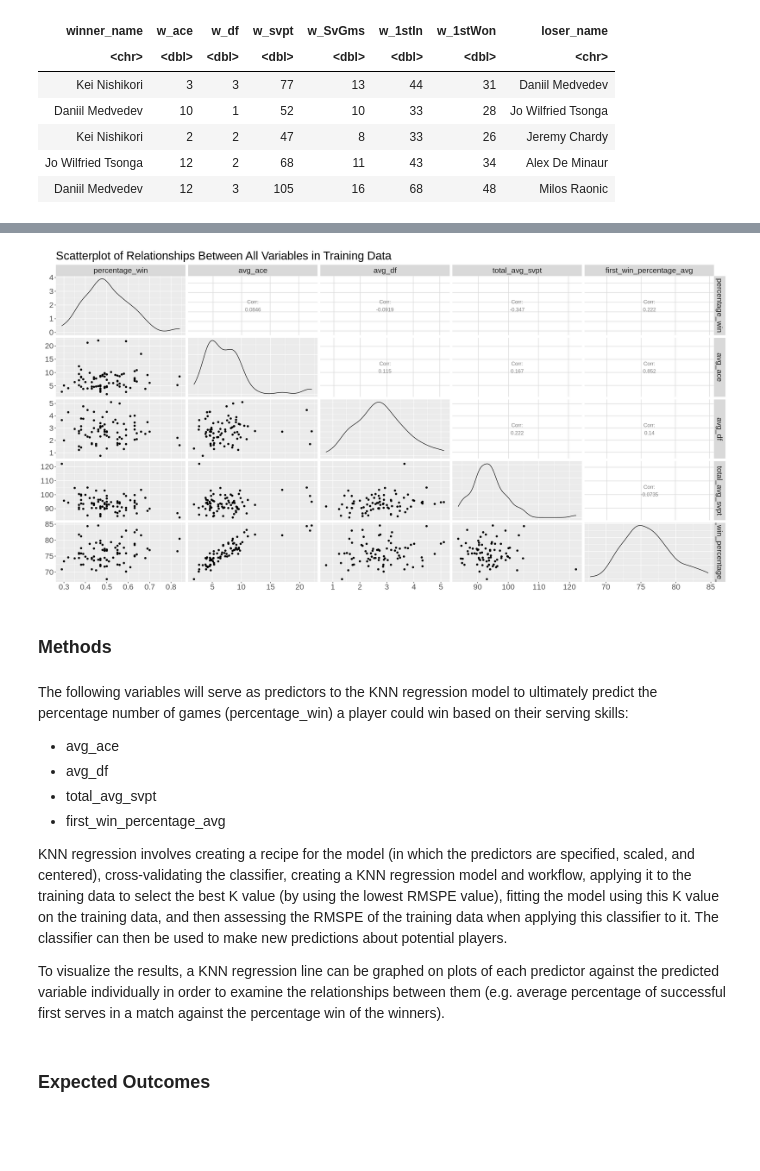
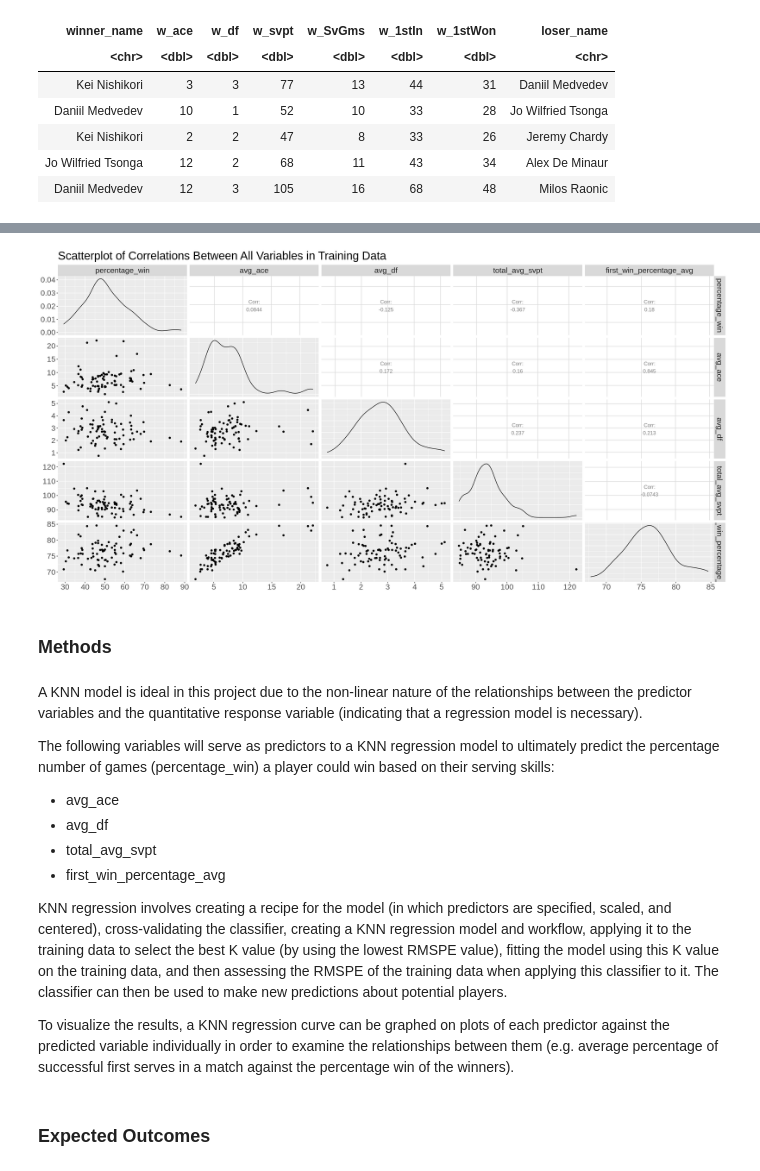
Before and after one commit to kimtanpalanca/dsci_group_15, a Jupyter notebook: project_proposal.ipynb, the cells around one changed output, grey strips where cells are left out. Saved outputs shown, nothing was run; the diff lists cells and outputs as text; code cells hidden in the pictures; blank space fills up the shorter version.

```diff
--- a/project_proposal.ipynb
+++ b/project_proposal.ipynb
@@ -109,7 +109,7 @@ n_games_all <- player_data_column%>%
 winner_data <- tibble(winner_name = winner_names$winner_name,
                       n_wins = winner_names$n_wins,
                       n_games = n_games_all$n_games)%>%
-    mutate(percentage_win = n_wins/n_games)
+    mutate(percentage_win = (n_wins/n_games)*100)
 #this code creates a tibble containing the winners' names, their number of matches won, and the total number of matches they partook in
 #the mutate() function then adds a column detailing the win ratios of each winner in relation to their total number of matches played in (win/total)
 
@@ -125,17 +125,6 @@ data <- data%>%
 #removing repeats in data by averaging all the values over three years
     bind_cols(winner_data)%>%
 #combining the relevant columns in winner_data with the data dataframe
-    select(winner_name...1,
-           n_wins,
-           n_games,
-           percentage_win,
-           avg_ace,
-           avg_df,
-           avg_svpt,
-           avg_svgm,
-           avg_first,
-           avg_first_won)%>%
-#selecting relevant variables
     rename(winner_name = winner_name...1)%>%
     mutate(total_avg_svpt = avg_svpt + avg_svgm,
 #summing service points and service games (both are points earned by serving)
@@ -156,7 +145,7 @@ data <- data%>%
            percentage_win = round(percentage_win, 2))
 #converting variables to appropriate data types and rounding to 2 decimal places
 
-head(data, 5)
+data
 # %% [output]
 `summarise()` ungrouping output (override with `.groups` argument)
 
@@ -215,27 +215,29 @@ A tibble: 1 × 7
 # %%
 options(repr.plot.width = 20, repr.plot.height = 10)
 
 relationships <- data_train %>%
-    ggpairs(columns = 1:ncol(data_train), title = "Scatterplot of Relationships Between All Variables in Training Data", axisLabels = "show") +
+    ggpairs(columns = 1:ncol(data_train), title = "Scatterplot of Correlations Between All Variables in Training Data", axisLabels = "show") +
 #plotting the correlations between all variables against each other in data_train
     theme(text = element_text(size = 20))
 
 relationships
 # %% [output]
-[figure, old version]
+[figure, new version]
 # %% [markdown]
 ### Methods
 # %% [markdown]
-The following variables will serve as predictors to the KNN regression model to ultimately predict the percentage number of games (percentage_win) a player could win based on their serving skills:
+A KNN model is ideal in this project due to the non-linear nature of the relationships between the predictor variables and the quantitative response variable (indicating that a regression model is necessary).
+
+The following variables will serve as predictors to a KNN regression model to ultimately predict the percentage number of games (percentage_win) a player could win based on their serving skills:
 - avg_ace
 - avg_df
 - total_avg_svpt
 - first_win_percentage_avg
 
-KNN regression involves creating a recipe for the model (in which the predictors are specified, scaled, and centered), cross-validating the classifier, creating a KNN regression model and workflow, applying it to the training data to select the best K value (by using the lowest RMSPE value), fitting the model using this K value on the training data, and then assessing the RMSPE of the training data when applying this classifier to it.
+KNN regression involves creating a recipe for the model (in which predictors are specified, scaled, and centered), cross-validating the classifier, creating a KNN regression model and workflow, applying it to the training data to select the best K value (by using the lowest RMSPE value), fitting the model using this K value on the training data, and then assessing the RMSPE of the training data when applying this classifier to it.
 The classifier can then be used to make new predictions about potential players.
 
-To visualize the results, a KNN regression line can be graphed on plots of each predictor against the predicted variable individually in order to examine the relationships between them (e.g. average percentage of successful first serves in a match against the percentage win of the winners).
+To visualize the results, a KNN regression curve can be graphed on plots of each predictor against the predicted variable individually in order to examine the relationships between them (e.g. average percentage of successful first serves in a match against the percentage win of the winners).
 # %% [markdown]
 ### Expected Outcomes
 # %% [markdown]
```
Also changed, not shown: parts of 5 cells of this notebook.
